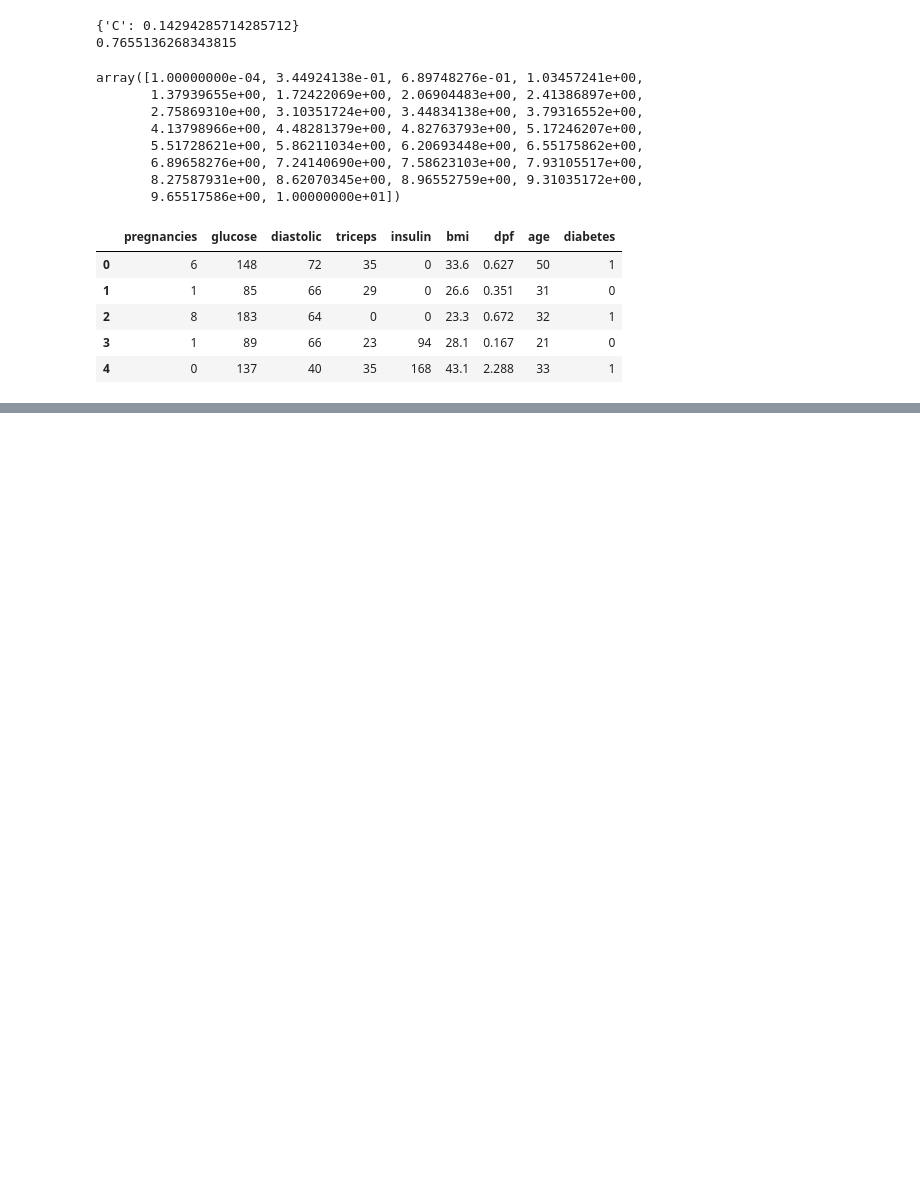
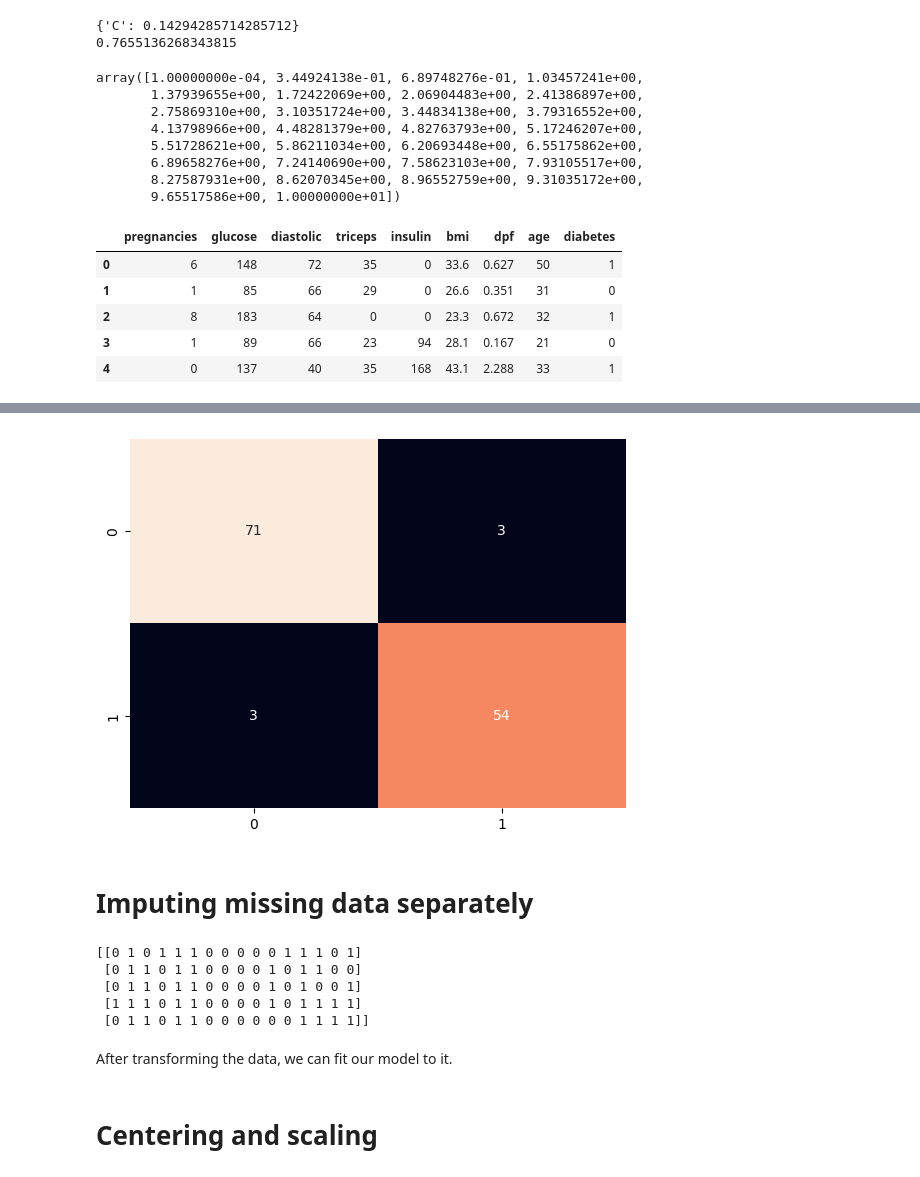
Before and after one commit to AlekseiShar/scikit_learn, a Jupyter notebook: classification_2024_07_19.ipynb, the cells around one changed output, grey strips where cells are left out. Drawn from its saved outputs; the diff is of its cells as text; code cells hidden in the pictures; blank space fills up the shorter version.

```diff
--- a/classification_2024_07_19.ipynb
+++ b/classification_2024_07_19.ipynb
@@ -606,0 +767,41 @@ diabetes.head()
+# %%
+# import modules
+from sklearn.impute import SimpleImputer
+from sklearn.svm import SVC
+from sklearn.pipeline import Pipeline
+from sklearn.model_selection import train_test_split
+from sklearn.metrics import confusion_matrix, classification_report
+from statsmodels.graphics.mosaicplot import mosaic
+
+# create features and target variables
+X, y = votes.drop(
+    'republican', axis=1).values, votes['republican'].values
+
+# set up the imputation transformer
+# strategy can be set to 'mean', 'median', 'most_frequent'
+imp = SimpleImputer(missing_values=np.nan,
+                    strategy='most_frequent')
+
+# instantiate SVC
+clf = SVC()
+# create the steps of pipeline with a list of tuples
+# First tuple should consists of imputation step
+# Second tuple should consists of classifier
+steps = [('imputation', imp), ('SVM', clf)]
+
+# create pipeline
+pipeline = Pipeline(steps=steps)
+
+# create training and test sets
+X_train, X_test, y_train, y_test = train_test_split(
+    X, y, test_size=.3, random_state=234)
+
+# fit the pipeline to the training set
+pipeline.fit(X_train, y_train)
+
+# predict labels on the test set
+y_pred = pipeline.predict(X_test)
+
+# create confusion matrics and classification report
+print(classification_report(y_test, y_pred))
+print(confusion_matrix(y_test, y_pred))
@@ -606,0 +820,33 @@ diabetes.head()
+# %%
+# plot confusion matrix
+sns.heatmap(confusion_matrix(y_test, y_pred), annot=True, cbar=False)
+plt.show()
+# %% [output]
+[figure, added]
+# %% [markdown]
+# Imputing missing data separately
+# %%
+# import modules
+from sklearn.impute import SimpleImputer
+
+# create features and target variable
+X, y = votes.drop(
+    'republican', axis=1).values, votes['republican'].values
+
+# instantiate the imputer
+imp = SimpleImputer(missing_values=np.nan,
+                    strategy='most_frequent')
+
+# fit imputer to the data and then transform it
+X = imp.fit_transform(X)
+print(X[:5])
+# %% [output]
+[[0 1 0 1 1 1 0 0 0 0 0 1 1 1 0 1]
+ [0 1 1 0 1 1 0 0 0 0 1 0 1 1 0 0]
+ [0 1 1 0 1 1 0 0 0 0 1 0 1 0 0 1]
+ [1 1 1 0 1 1 0 0 0 0 1 0 1 1 1 1]
+ [0 1 1 0 1 1 0 0 0 0 0 0 1 1 1 1]]
+# %% [markdown]
+After transforming the data, we can fit our model to it.
+# %% [markdown]
+# Centering and scaling
```
Also changed, not shown: parts of 23 cells of this notebook, 1 other file.
